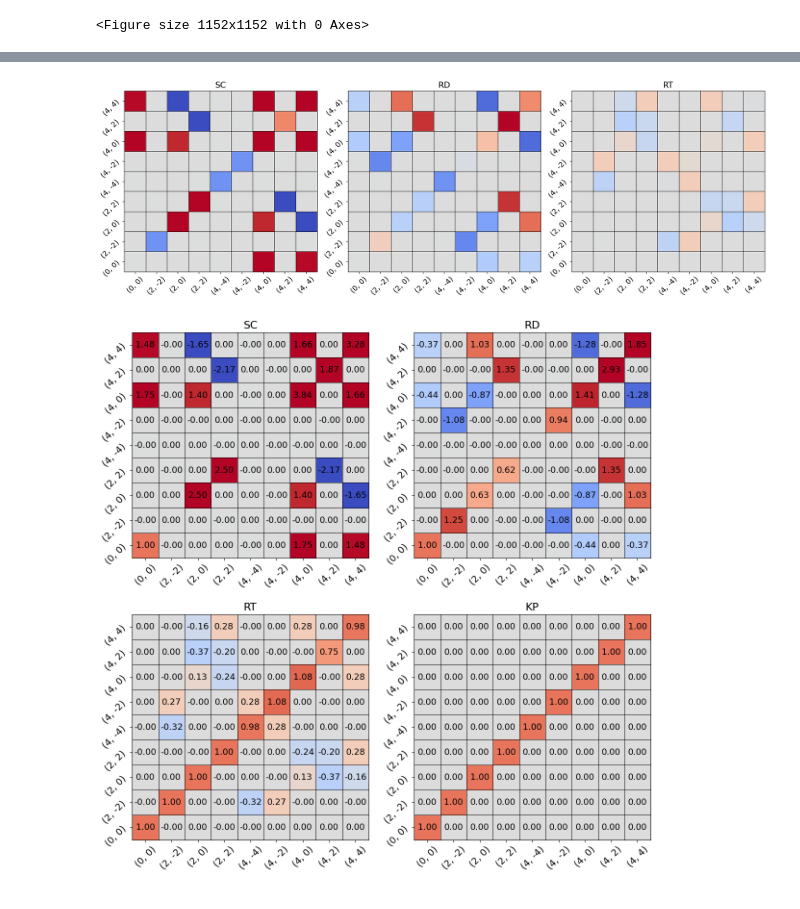
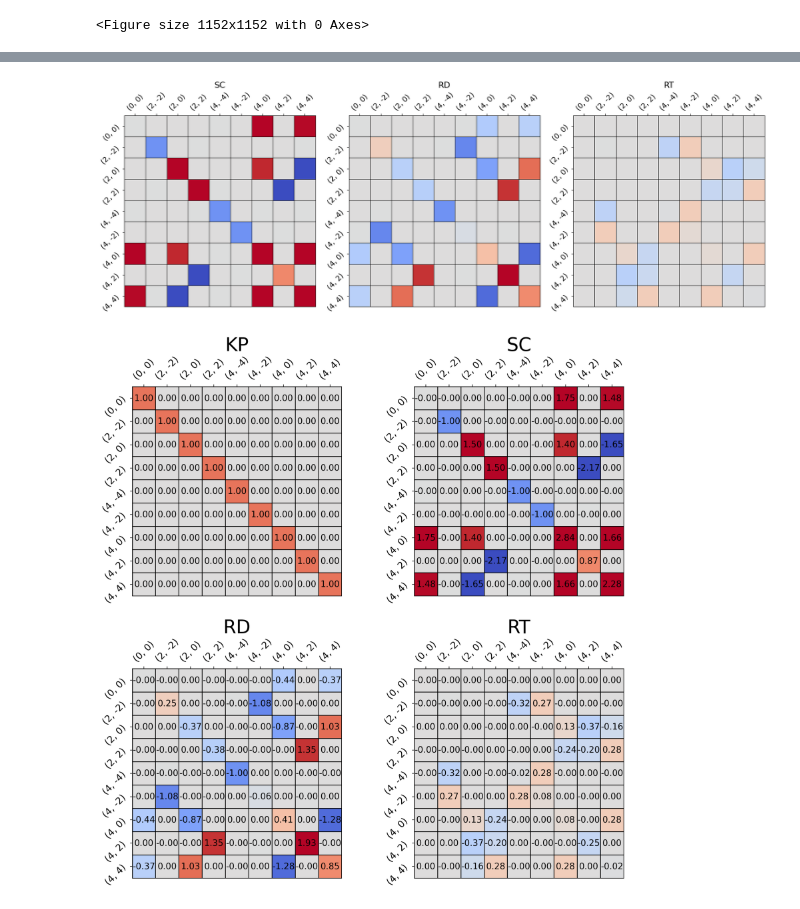
Before and after one commit to ch-tung/Catalan_MC, a Jupyter notebook: plot_orthogonality.ipynb, the cells around one changed output, grey strips where cells are left out. Cells and saved outputs as stored; diff of their text form; code cells hidden in the pictures.

Commit message:
finalize figures

```diff
--- a/plot_orthogonality.ipynb
+++ b/plot_orthogonality.ipynb
@@ -150,6 +150,9 @@ def plot_ip_array(ax, grid, vmin=-1.5, vmax=1.5, difference=False, notext=False)
             ax.set_yticklabels(tick_labels, rotation=45)
 
     ax.tick_params(axis='both', which='major', labelsize=14)
+    plt.gca().invert_yaxis()
+    ax.xaxis.tick_top()
+    ax.set_aspect(1)
 
 def print_table(grid):
     ip_array = gen_ip_array(grid)
@@ -209,21 +212,21 @@ for idx, grid in enumerate(gridlist):
 
 plt.tight_layout()
 # %% [output]
-[figure, old version]
+[figure, new version]
 # %%
 gridlist = ['SC', 'RB', 'RT', 'KP']
 gridtitlelist = ['SC', 'RD', 'RT', 'KP']
-fig = plt.figure(figsize=(12,12))
+fig = plt.figure(figsize=(12,12), dpi=192)
 
 for idx, grid in enumerate(gridlist):
-    ax = fig.add_subplot(2,2,idx+1)
-    ax.set_title(gridtitlelist[idx], fontsize=16)
+    ax = fig.add_subplot(2,2,(idx+1)%4+1)
+    ax.set_title(gridtitlelist[idx], fontsize=28)
     if idx==3:
         plot_ip_array(ax, grid, notext=False)
         continue
-    plot_ip_array(ax, grid, difference=False, notext=False)
-    ax.set_title(gridtitlelist[idx], fontsize=16)
+    plot_ip_array(ax, grid, difference=True, notext=False)
+    ax.set_title(gridtitlelist[idx], fontsize=28)
 
 plt.tight_layout(pad=2.0)
 # %% [output]
-[figure, old version]
+[figure, new version]
```
Also changed, not shown: parts of 3 cells of this notebook, 7 other files.
